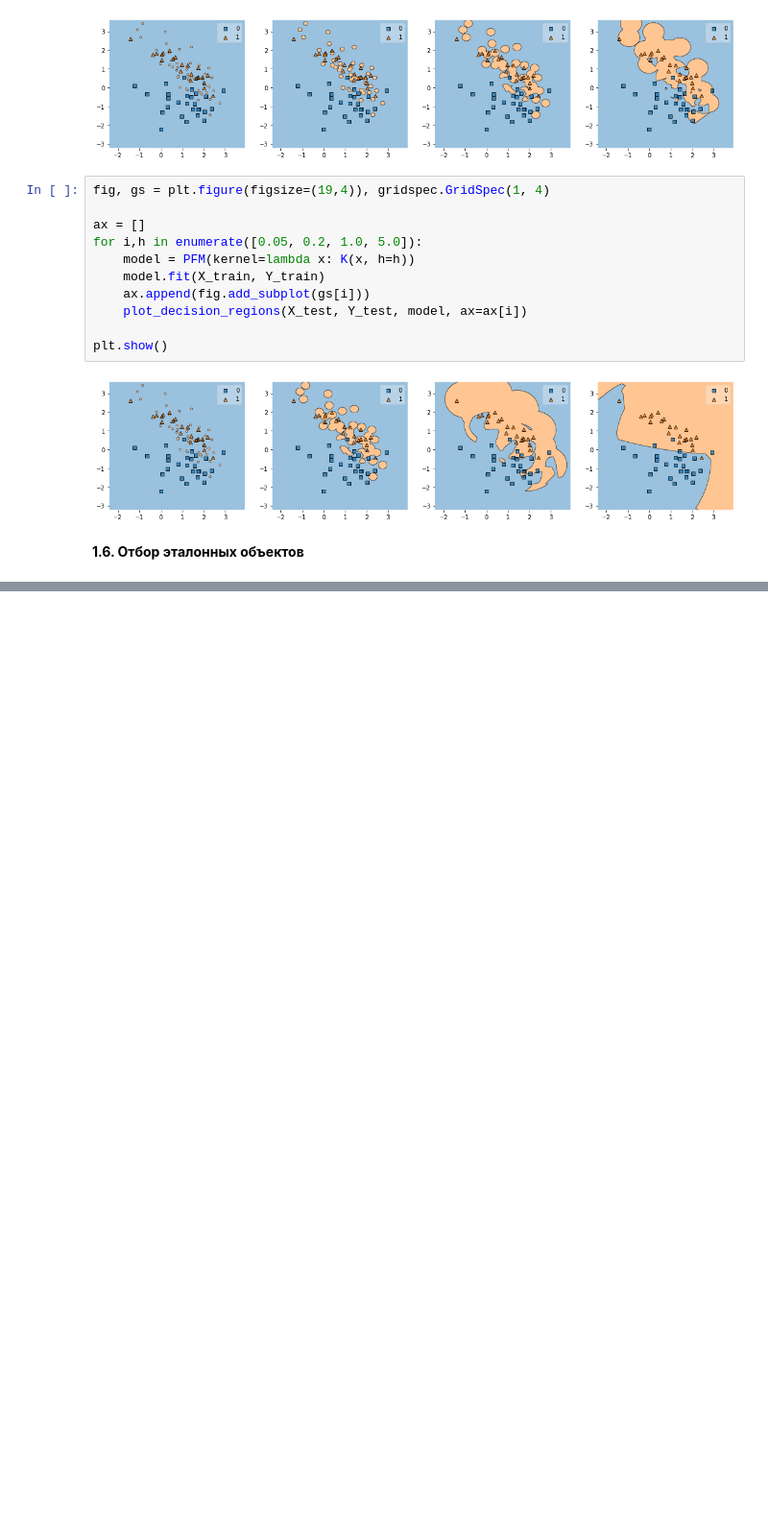
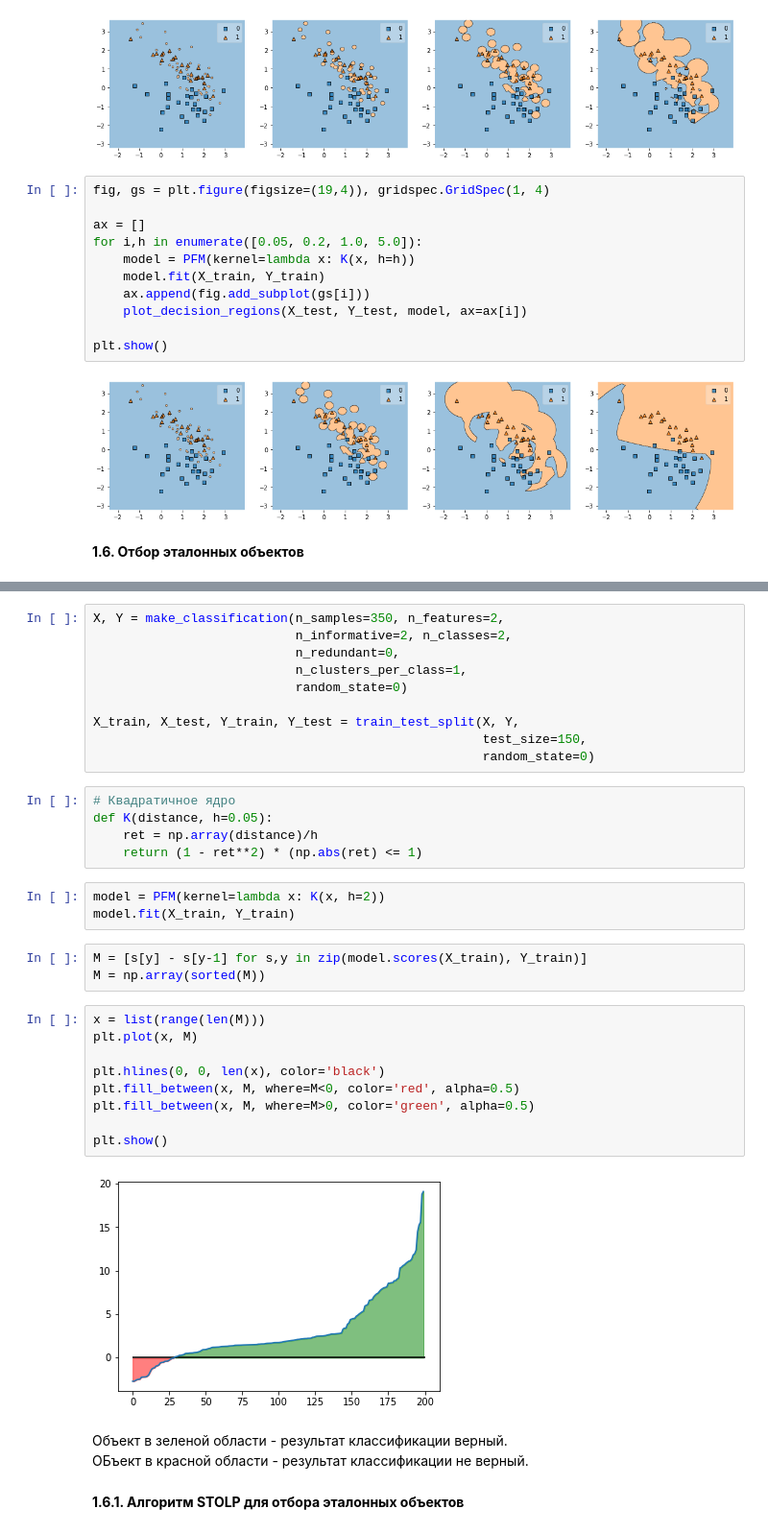
Before and after one commit to vederko-p/ml-first-steps, a Jupyter notebook: seminars/sem 4. Метрические методы классификации и регрессии/sem4.ipynb, the cells around one changed output, grey strips where cells are left out. Shown at 96% size. Saved outputs shown, nothing was run; the diff lists cells and outputs as text; blank space fills up the shorter version.

```diff
--- a/seminars/sem 4. Метрические методы классификации и регрессии/sem4.ipynb
+++ b/seminars/sem 4. Метрические методы классификации и регрессии/sem4.ipynb
@@ -306,0 +339,37 @@ plt.show()
+# %%
+X, Y = make_classification(n_samples=350, n_features=2,
+                           n_informative=2, n_classes=2,
+                           n_redundant=0,
+                           n_clusters_per_class=1,
+                           random_state=0)
+
+X_train, X_test, Y_train, Y_test = train_test_split(X, Y,
+                                                    test_size=150,
+                                                    random_state=0)
+# %%
+# Квадратичное ядро
+def K(distance, h=0.05):
+    ret = np.array(distance)/h
+    return (1 - ret**2) * (np.abs(ret) <= 1)
+# %%
+model = PFM(kernel=lambda x: K(x, h=2))
+model.fit(X_train, Y_train)
+# %%
+M = [s[y] - s[y-1] for s,y in zip(model.scores(X_train), Y_train)]
+M = np.array(sorted(M))
+# %%
+x = list(range(len(M)))
+plt.plot(x, M)
+
+plt.hlines(0, 0, len(x), color='black')
+plt.fill_between(x, M, where=M<0, color='red', alpha=0.5)
+plt.fill_between(x, M, where=M>0, color='green', alpha=0.5)
+
+plt.show()
+# %% [output]
+[figure, added]
+# %% [markdown]
+Объект в зеленой области - результат классификации верный.
+ОБъект в красной области - результат классификации не верный.
+# %% [markdown]
+**1.6.1. Алгоритм STOLP для отбора эталонных объектов**
```
Also changed, not shown: parts of 23 cells of this notebook.
